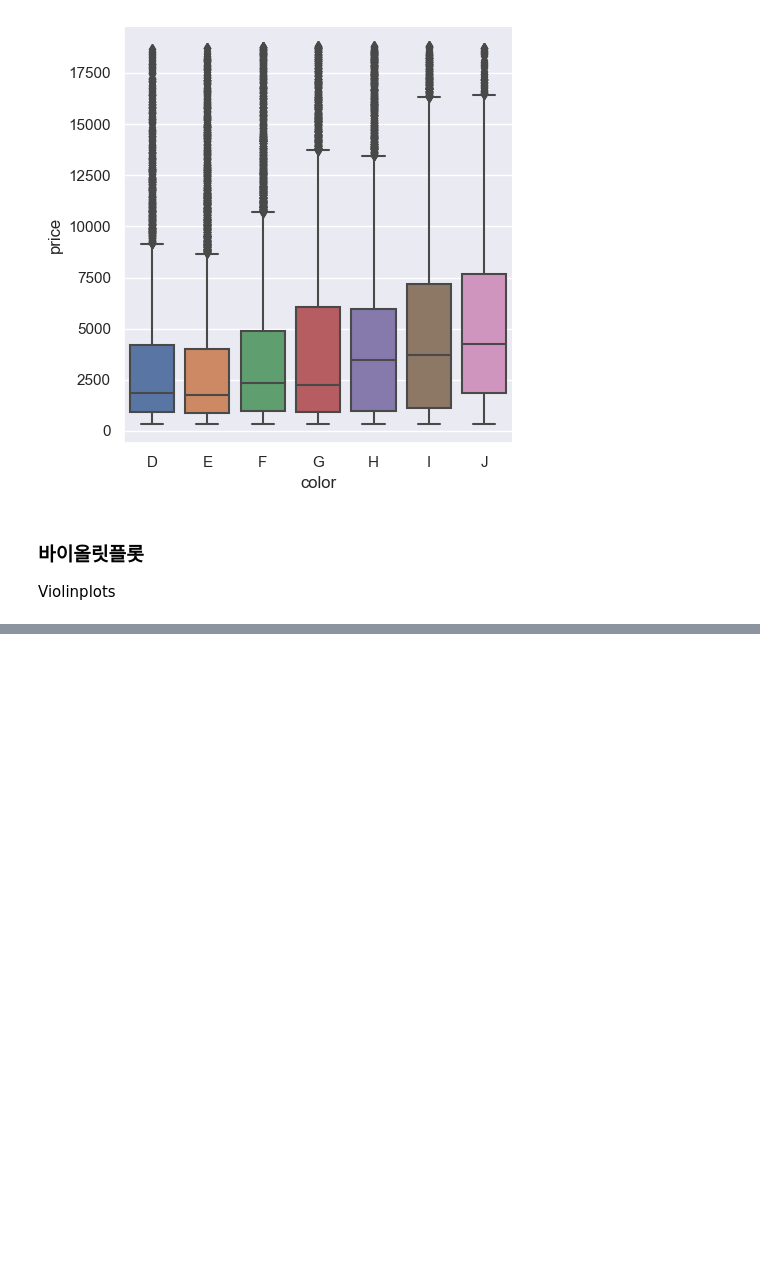
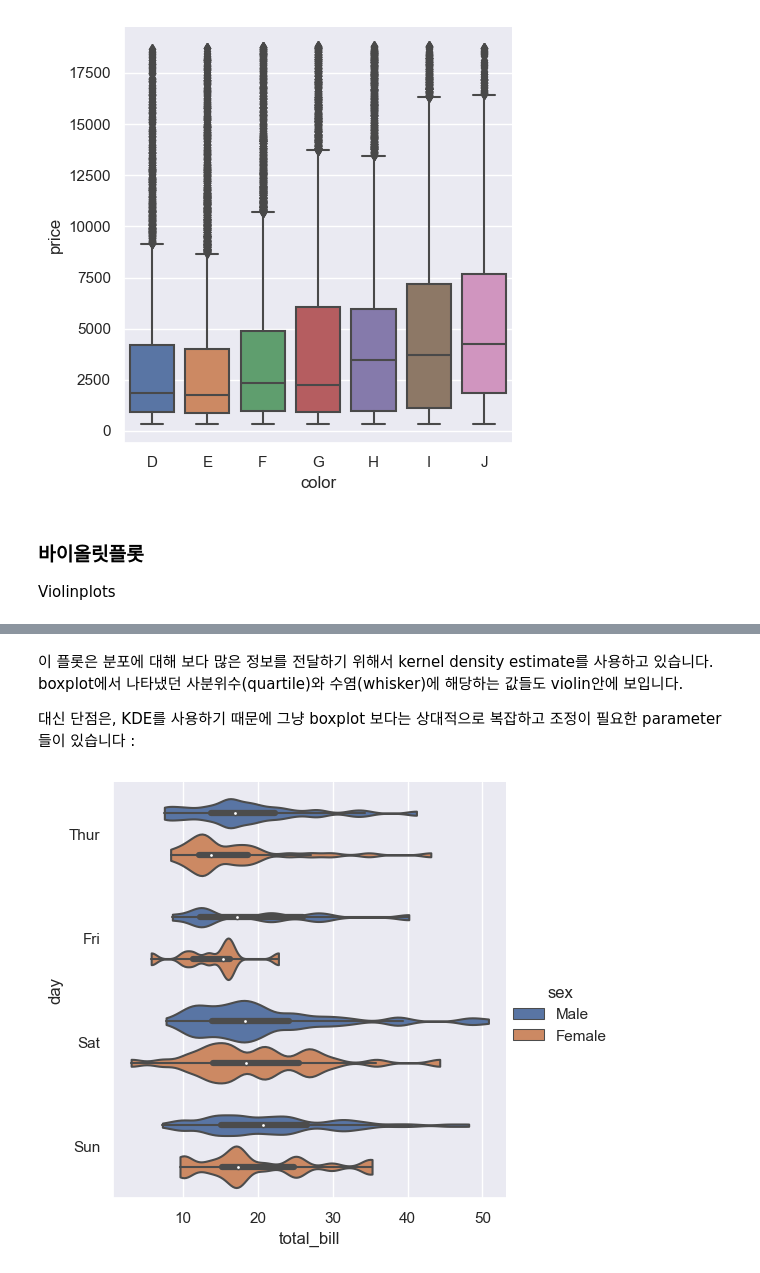
Before and after one commit to kjmn1105/Seaborn-Tuorial, a Jupyter notebook: 08_Plotting functions (3).ipynb, the cells around one changed output, grey strips where cells are left out. Saved outputs shown, nothing was run; the diff lists cells and outputs as text; code cells hidden in the pictures; blank space fills up the shorter version.

```diff
--- a/08_Plotting functions (3).ipynb
+++ b/08_Plotting functions (3).ipynb
@@ -182,0 +191,12 @@ Violinplots
+# %% [markdown]
+이 플롯은 분포에 대해 보다 많은 정보를 전달하기 위해서 kernel density estimate를 사용하고 있습니다.
+boxplot에서 나타냈던 사분위수(quartile)와 수염(whisker)에 해당하는 값들도 violin안에 보입니다.
+
+대신 단점은, KDE를 사용하기 때문에 그냥 boxplot 보다는 상대적으로 복잡하고 조정이 필요한 parameter들이 있습니다 :
+# %%
+sns.catplot(
+    data=tips, x='total_bill', y='day', hue='sex',
+    kind='violin', bw=.15, cut=0,
+);
+# %% [output]
+[figure, added]
```
Also changed, not shown: parts of 12 cells of this notebook.
